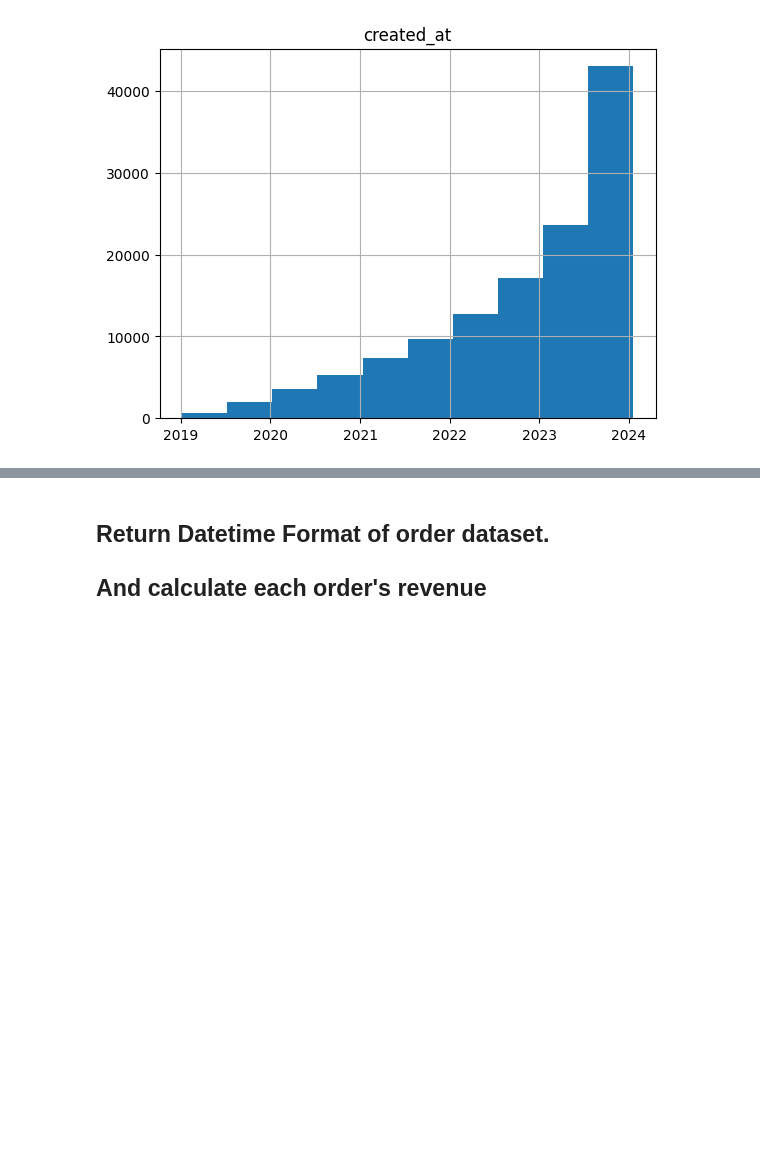
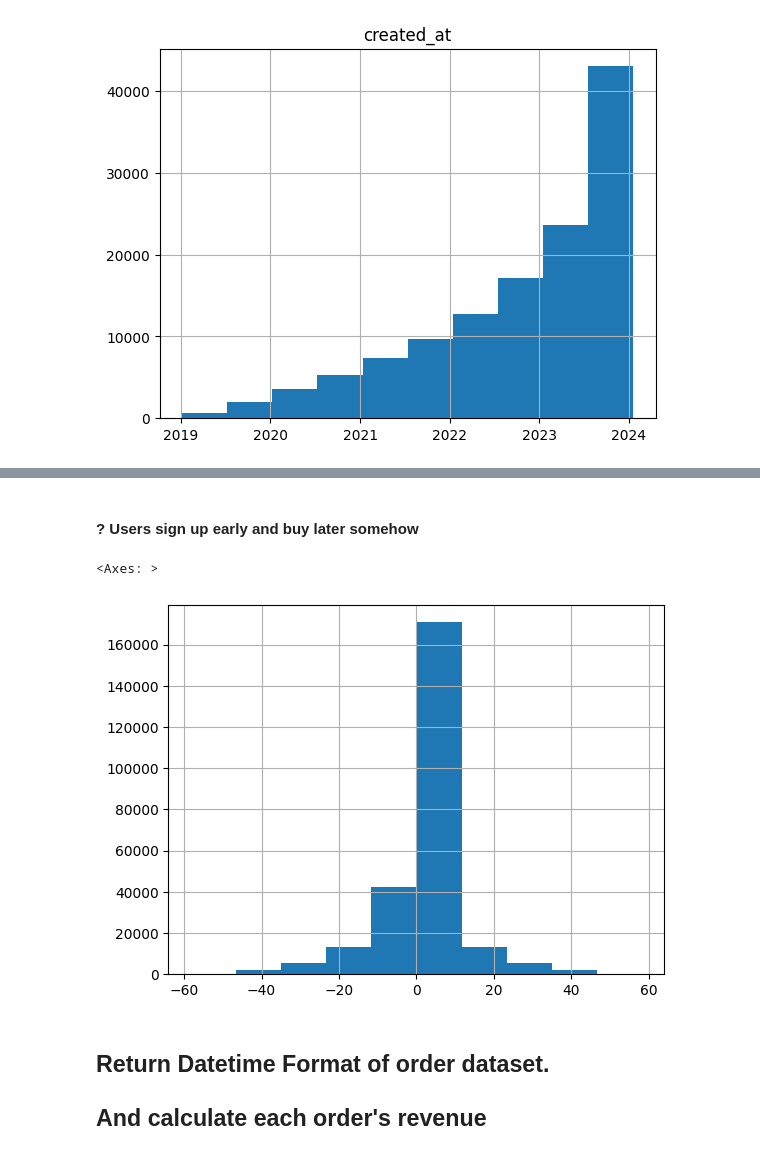
Before and after one commit to wjdals210/clv-the-look, a Jupyter notebook: notebooks/JeongminLee_nb.ipynb, the cells around one changed output, grey strips where cells are left out. Saved outputs shown, nothing was run; the diff lists cells and outputs as text; code cells hidden in the pictures; blank space fills up the shorter version.

```diff
--- a/notebooks/JeongminLee_nb.ipynb
+++ b/notebooks/JeongminLee_nb.ipynb
@@ -57,3 +95,16 @@ array([[<Axes: title={'center': 'created_at'}>]], dtype=object)
+# %% [markdown]
+#### ? Users sign up early and buy later somehow
+# %%
+orders_w_user = orders_test.merge(users_test[['user_id','created_at']].rename(columns={'created_at':'user_created_at'}), on='user_id')
+# %%
+orders_w_user['months_from_signup'] = (orders_w_user.created_at-orders_w_user.user_created_at).dt.days/30
+# %%
+orders_w_user.months_from_signup.hist()
+
+# user_created_at is wrong
+# %% [output]
+<Axes: >
+[figure, added]
 # %% [markdown]
 ## Return Datetime Format of order dataset.
 ## And calculate each order's revenue
```
Also changed, not shown: parts of 105 cells of this notebook, 1 other file.
